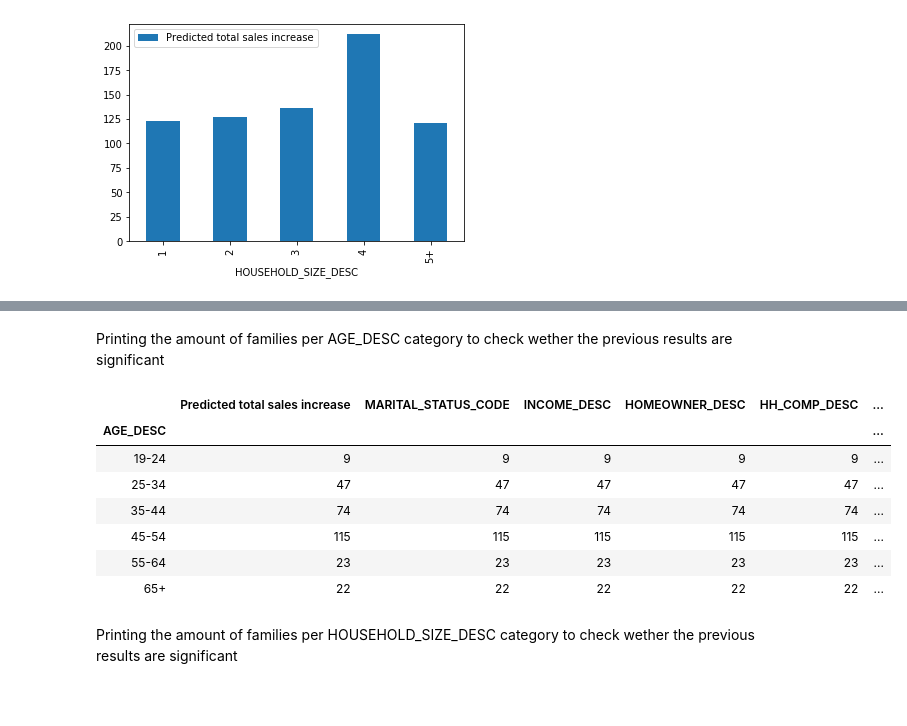
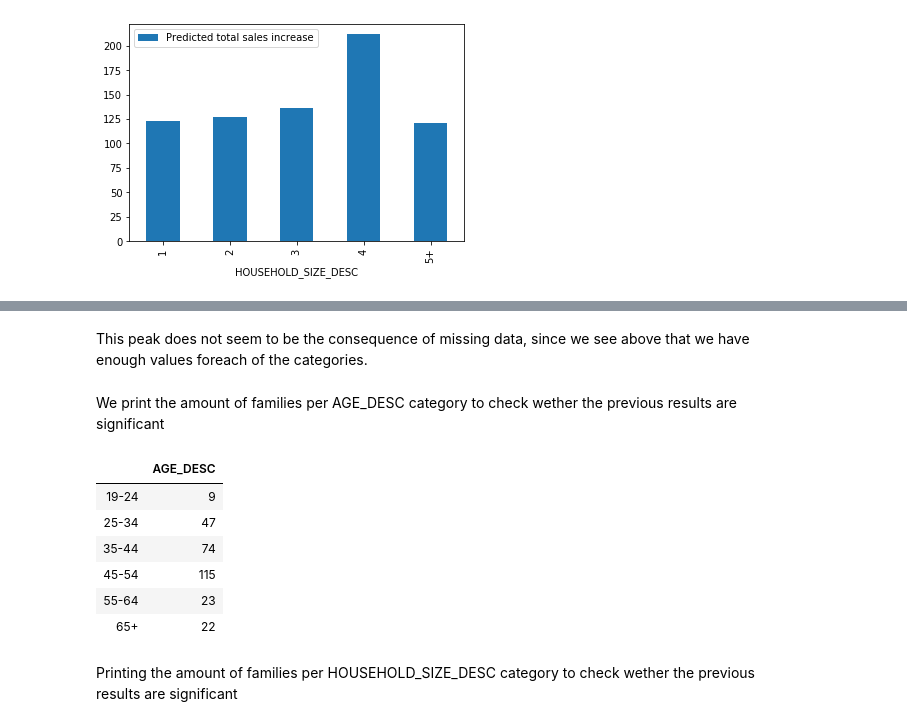
Before and after one commit to dhruti96shah/ada_project_pinkfluffybunnies, a Jupyter notebook: ada project.ipynb, the cells around one changed output, grey strips where cells are left out. Saved outputs shown, nothing was run; the diff lists cells and outputs as text; code cells hidden in the pictures; blank space fills up the shorter version.

```diff
--- a/ada project.ipynb
+++ b/ada project.ipynb
@@ -628,16 +638,17 @@ For the most extreme cases, the relevant information is not the same.
+# %% [markdown]
+This peak does not seem to be the consequence of missing data, since we see above that we have enough values foreach of the categories.
 # %% [markdown]
-Printing the amount of families per AGE_DESC category to check wether the previous results are significant
+We print the amount of families per AGE_DESC category to check wether the previous results are significant
 # %%
 #There are 23 point for '55-64' and we use the median, so the results should be trustworthy
-demo_with_scores.groupby('AGE_DESC').count()
+demo_with_scores['AGE_DESC'].value_counts().to_frame().sort_index()
 # %% [output]
-|  | Predicted total sales increase | MARITAL_STATUS_CODE | INCOME_DESC | HOMEOWNER_DESC | HH_COMP_DESC | ... |
-| AGE_DESC |  |  |  |  |  | ... |
-| 19-24 | 9 | 9 | 9 | 9 | 9 | ... |
-| 25-34 | 47 | 47 | 47 | 47 | 47 | ... |
-| 35-44 | 74 | 74 | 74 | 74 | 74 | ... |
-| 45-54 | 115 | 115 | 115 | 115 | 115 | ... |
-| 55-64 | 23 | 23 | 23 | 23 | 23 | ... |
-| 65+ | 22 | 22 | 22 | 22 | 22 | ... |
+|  | AGE_DESC |
+| 19-24 | 9 |
+| 25-34 | 47 |
+| 35-44 | 74 |
+| 45-54 | 115 |
+| 55-64 | 23 |
+| 65+ | 22 |
 # %% [markdown]
 Printing the amount of families per HOUSEHOLD_SIZE_DESC category to check wether the previous results are significant
```
Also changed, not shown: parts of 5 cells of this notebook.
